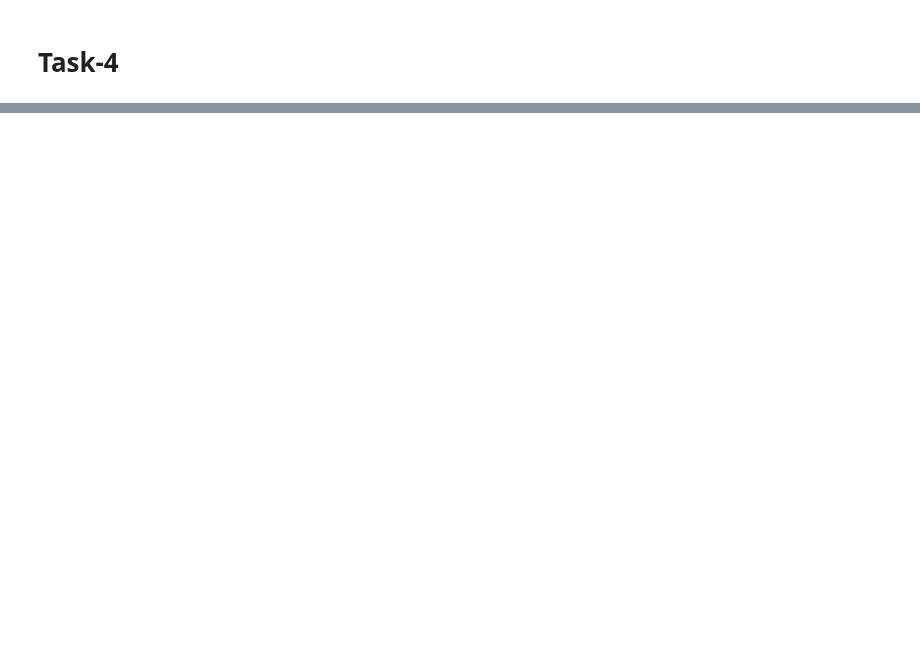
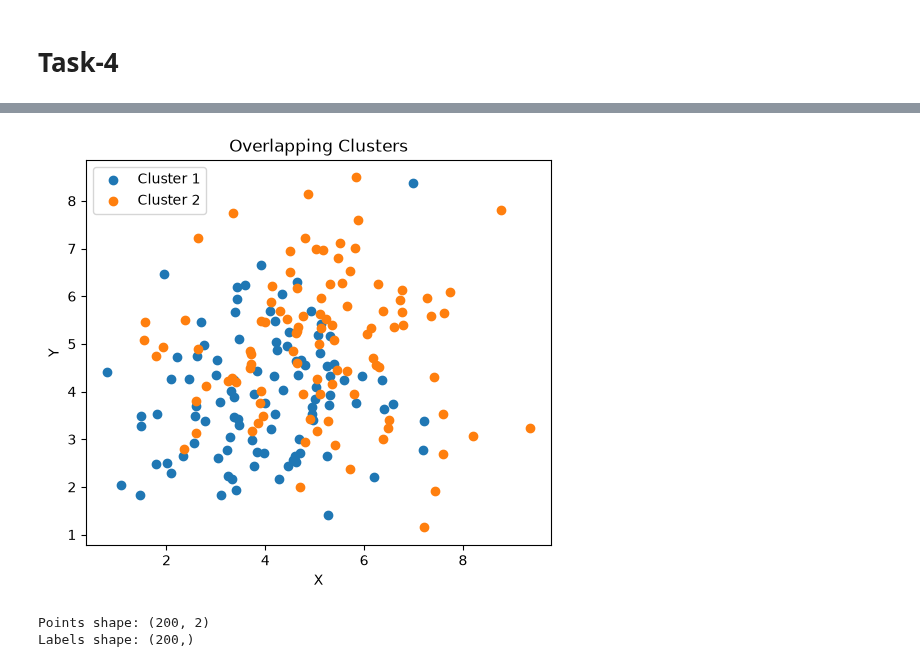
Before and after one commit to sabvanidhi/aiml-bootcamp-nidhi, a Jupyter notebook: Day-07/Day07_NumPy_Advanced.ipynb, the cells around one changed output, grey strips where cells are left out. Drawn from its saved outputs; the diff is of its cells as text; code cells hidden in the pictures; blank space fills up the shorter version.

```diff
--- a/Day-07/Day07_NumPy_Advanced.ipynb
+++ b/Day-07/Day07_NumPy_Advanced.ipynb
@@ -234,0 +458,73 @@ Slope with noise 10: 1.5804716329627566
+# %%
+#Overlapping clusters
+centres = [
+    [4, 4],
+    [5, 5]
+]
+overlapping = make_clusters(
+    n=200,
+    centres=centres,
+    spread=1.5,
+    seed=42
+)
+plt.figure(figsize=(6, 5))
+
+plt.scatter(
+    overlapping[:100, 0],
+    overlapping[:100, 1],
+    label="Cluster 1"
+)
+
+plt.scatter(
+    overlapping[100:, 0],
+    overlapping[100:, 1],
+    label="Cluster 2"
+)
+
+plt.title("Overlapping Clusters")
+plt.xlabel("X")
+plt.ylabel("Y")
+plt.legend()
+plt.show()
+# %% [output]
+[figure, added]
+# %%
+#Make the cluster function
+separate[:100]
+separate[100:]
+def make_clusters(n, centres, spread, seed=0):
+    rng = np.random.default_rng(seed)
+
+    centres = np.asarray(centres)
+
+    n_clusters = len(centres)
+    points_per_cluster = n // n_clusters
+
+    clusters = []
+    labels = []
+
+    for i, centre in enumerate(centres):
+        points = rng.normal(
+            loc=centre,
+            scale=spread,
+            size=(points_per_cluster, 2)
+        )
+
+        clusters.append(points)
+        labels.append(
+            np.full(points_per_cluster, i)
+        )
+
+    return np.vstack(clusters), np.concatenate(labels)
+points, labels = make_clusters(
+    n=200,
+    centres=[[2, 2], [8, 8]],
+    spread=0.5,
+    seed=42
+)
+
+print("Points shape:", points.shape)
+print("Labels shape:", labels.shape)
+# %% [output]
+Points shape: (200, 2)
+Labels shape: (200,)
```
Also changed, not shown: parts of 63 cells of this notebook, 7 other files.
